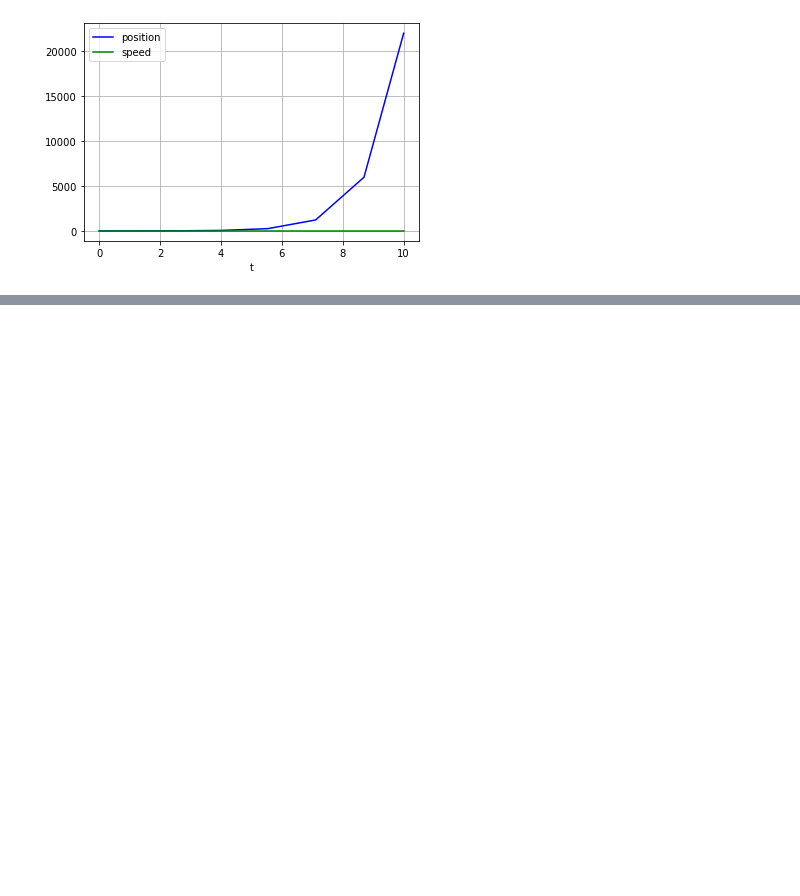
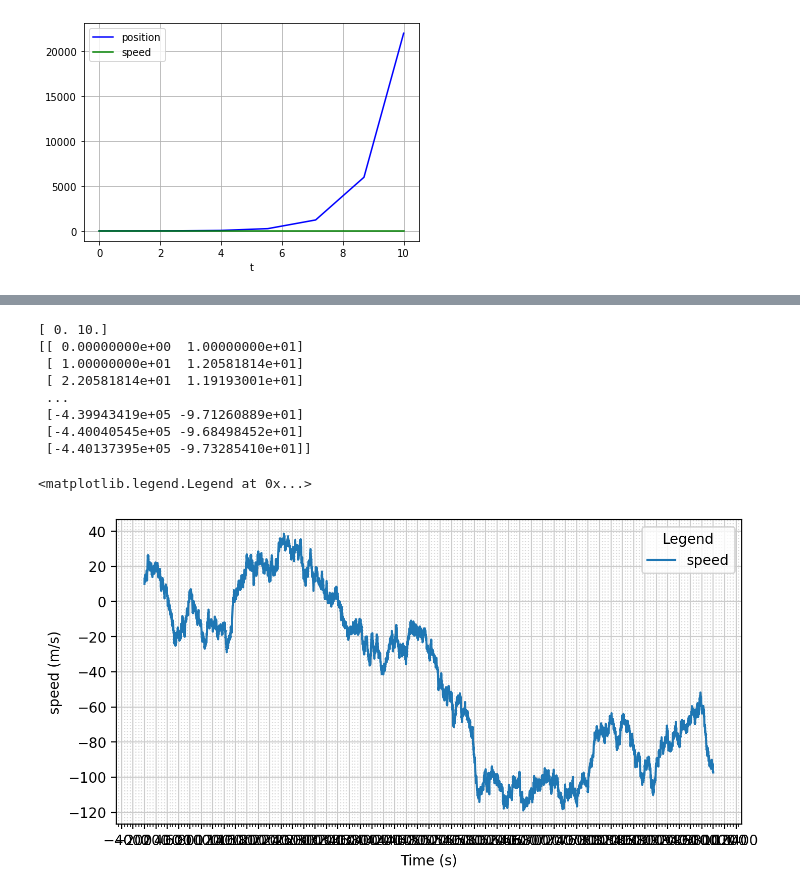
Before and after one commit to antoinebarre/kalman4train, a Jupyter notebook: evaluation/test_euler-1.ipynb, the cells around one changed output, grey strips where cells are left out. Saved outputs shown, nothing was run; the diff lists cells and outputs as text; code cells hidden in the pictures; blank space fills up the shorter version.

```diff
--- a/evaluation/test_euler-1.ipynb
+++ b/evaluation/test_euler-1.ipynb
@@ -56,0 +444,55 @@ plt.show()
+# %%
+A = np.array([[0 ,1],[0,0]])
+W= [0,0.1]
+G = np.array([[1,0],[0,1]])
+
+B = np.diag([0,sig])
+
+
+X0 = np.array([[0.0 , 10]]) # to column vector
+
+def f(x, t):
+    return A.dot(x)
+
+def G(x, t):
+    return B
+
+print(np.squeeze(X0))
+
+
+X = sdeint.itoint(f, G, np.squeeze(X0), tspan,generator=rng)
+
+print(X)
+
+# print(tspan)
+
+fig = plt.figure(figsize=(8,4),dpi=200)
+ax = fig.add_subplot()
+
+
+plt.plot(tspan, X[:,1],label="speed")
+
+plt.gca().xaxis.set_major_locator(MultipleLocator(200))
+plt.gca().xaxis.set_minor_locator(MultipleLocator(50))
+
+
+plt.grid(axis='both', which='major', color='0.80',linestyle='-')
+plt.grid(axis='both',which='minor', color='0.85',linestyle=':')
+
+plt.xlabel("Time (s)")
+plt.ylabel("speed (m/s)")
+
+
+#plt.plot(tspan, result[:,0],label="position")
+plt.legend(title="Legend")
+# %% [output]
+[ 0. 10.]
+[[ 0.00000000e+00  1.00000000e+01]
+ [ 1.00000000e+01  1.20581814e+01]
+ [ 2.20581814e+01  1.19193001e+01]
+ ...
+ [-4.39943419e+05 -9.71260889e+01]
+ [-4.40040545e+05 -9.68498452e+01]
+ [-4.40137395e+05 -9.73285410e+01]]
+<matplotlib.legend.Legend at 0x...>
+[figure, added]
```
Also changed, not shown: parts of 7 cells of this notebook.
